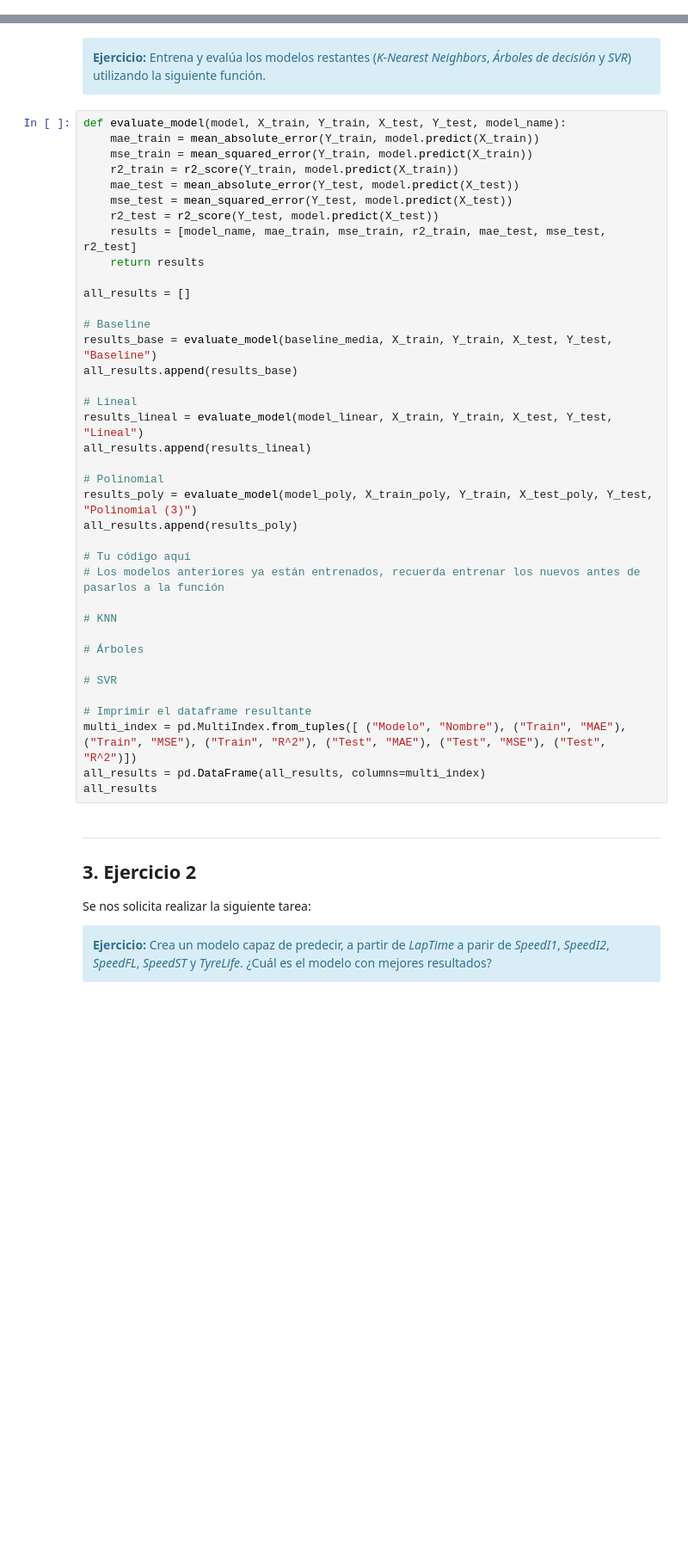
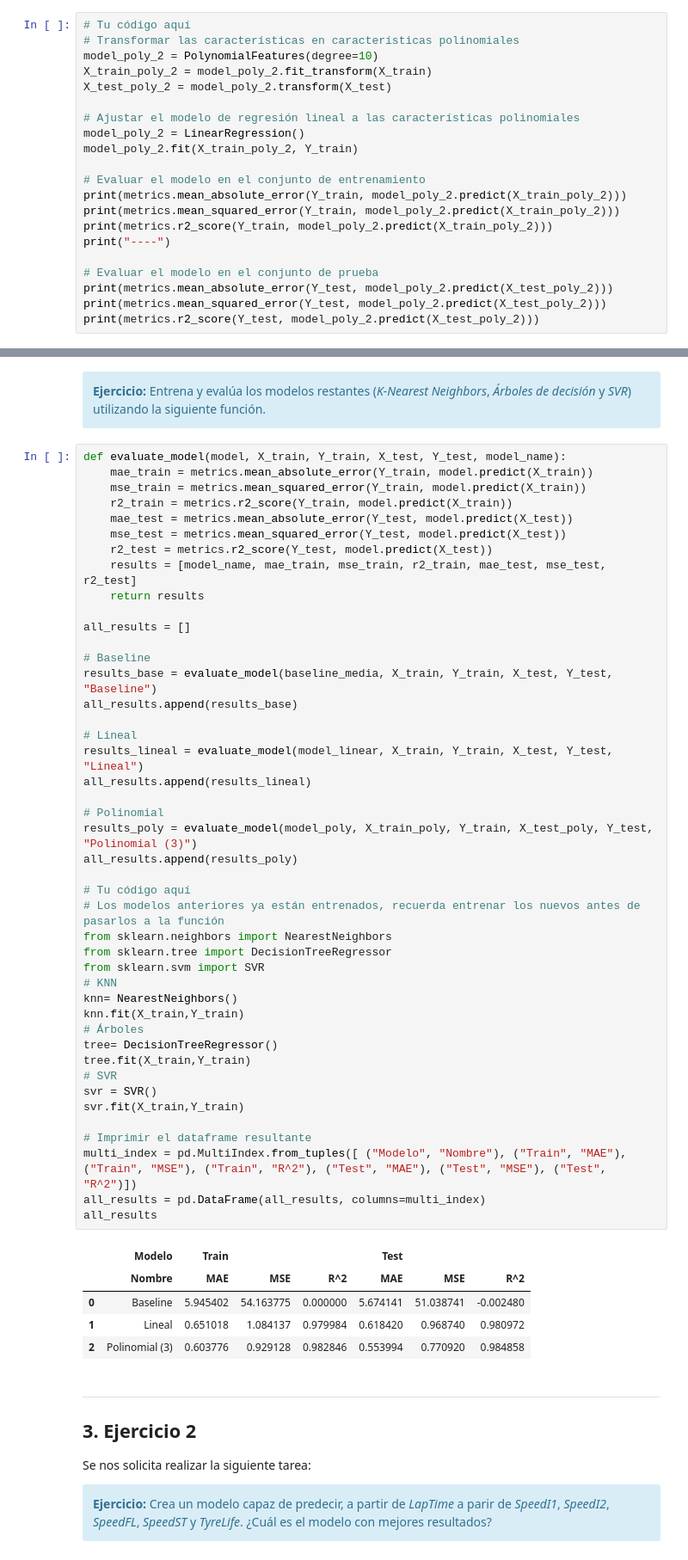
Before and after one commit to medinafdzz/Sistemas-Inteligentes, a Jupyter notebook: prácticas/ES/P3/P3.2-Regresión.ipynb, the cells around one changed output, grey strips where cells are left out. Shown at 86% size. Drawn from its saved outputs; the diff is of its cells as text; blank space fills up the shorter version.

```diff
--- a/prácticas/ES/P3/P3.2-Regresión.ipynb
+++ b/prácticas/ES/P3/P3.2-Regresión.ipynb
@@ -212,0 +324,21 @@ plt.show()
+# %%
+# Tu código aquí
+# Transformar las características en características polinomiales
+model_poly_2 = PolynomialFeatures(degree=10)
+X_train_poly_2 = model_poly_2.fit_transform(X_train)
+X_test_poly_2 = model_poly_2.transform(X_test)
+
+# Ajustar el modelo de regresión lineal a las características polinomiales
+model_poly_2 = LinearRegression()
+model_poly_2.fit(X_train_poly_2, Y_train)
+
+# Evaluar el modelo en el conjunto de entrenamiento
+print(metrics.mean_absolute_error(Y_train, model_poly_2.predict(X_train_poly_2)))
+print(metrics.mean_squared_error(Y_train, model_poly_2.predict(X_train_poly_2)))
+print(metrics.r2_score(Y_train, model_poly_2.predict(X_train_poly_2)))
+print("----")
+
+# Evaluar el modelo en el conjunto de prueba
+print(metrics.mean_absolute_error(Y_test, model_poly_2.predict(X_test_poly_2)))
+print(metrics.mean_squared_error(Y_test, model_poly_2.predict(X_test_poly_2)))
+print(metrics.r2_score(Y_test, model_poly_2.predict(X_test_poly_2)))
@@ -218,42 +358,54 @@ Como ves, si intentamos crear un modelo que se ajuste muy bien a los datos de en
 </div>
 # %%
 def evaluate_model(model, X_train, Y_train, X_test, Y_test, model_name):
-    mae_train = mean_absolute_error(Y_train, model.predict(X_train))
-    mse_train = mean_squared_error(Y_train, model.predict(X_train))
-    r2_train = r2_score(Y_train, model.predict(X_train))
-    mae_test = mean_absolute_error(Y_test, model.predict(X_test))
-    mse_test = mean_squared_error(Y_test, model.predict(X_test))
-    r2_test = r2_score(Y_test, model.predict(X_test))
+    mae_train = metrics.mean_absolute_error(Y_train, model.predict(X_train))
+    mse_train = metrics.mean_squared_error(Y_train, model.predict(X_train))
+    r2_train = metrics.r2_score(Y_train, model.predict(X_train))
+    mae_test = metrics.mean_absolute_error(Y_test, model.predict(X_test))
+    mse_test = metrics.mean_squared_error(Y_test, model.predict(X_test))
+    r2_test = metrics.r2_score(Y_test, model.predict(X_test))
     results = [model_name, mae_train, mse_train, r2_train, mae_test, mse_test, r2_test]
     return results
 
 all_results = []
 
 # Baseline
 results_base = evaluate_model(baseline_media, X_train, Y_train, X_test, Y_test, "Baseline")
 all_results.append(results_base)
 
 # Lineal
 results_lineal = evaluate_model(model_linear, X_train, Y_train, X_test, Y_test, "Lineal")
 all_results.append(results_lineal)
 
 # Polinomial
 results_poly = evaluate_model(model_poly, X_train_poly, Y_train, X_test_poly, Y_test, "Polinomial (3)")
 all_results.append(results_poly)
 
 # Tu código aquí
 # Los modelos anteriores ya están entrenados, recuerda entrenar los nuevos antes de pasarlos a la función
-
+from sklearn.neighbors import NearestNeighbors
+from sklearn.tree import DecisionTreeRegressor
+from sklearn.svm import SVR
 # KNN
-
+knn= NearestNeighbors()
+knn.fit(X_train,Y_train)
 # Árboles
-
+tree= DecisionTreeRegressor()
+tree.fit(X_train,Y_train)
 # SVR
+svr = SVR()
+svr.fit(X_train,Y_train)
 
 # Imprimir el dataframe resultante
 multi_index = pd.MultiIndex.from_tuples([ ("Modelo", "Nombre"), ("Train", "MAE"), ("Train", "MSE"), ("Train", "R^2"), ("Test", "MAE"), ("Test", "MSE"), ("Test", "R^2")])
 all_results = pd.DataFrame(all_results, columns=multi_index)
 all_results
+# %% [output]
+|  | Modelo | Train |  |  | Test |  |  |
+|  | Nombre | MAE | MSE | R^2 | MAE | MSE | R^2 |
+| 0 | Baseline | 5.945402 | 54.163775 | 0.000000 | 5.674141 | 51.038741 | -0.002480 |
+| 1 | Lineal | 0.651018 | 1.084137 | 0.979984 | 0.618420 | 0.968740 | 0.980972 |
+| 2 | Polinomial (3) | 0.603776 | 0.929128 | 0.982846 | 0.553994 | 0.770920 | 0.984858 |
 # %% [markdown]
 <hr>
 
```
Also changed, not shown: parts of 21 cells of this notebook.
